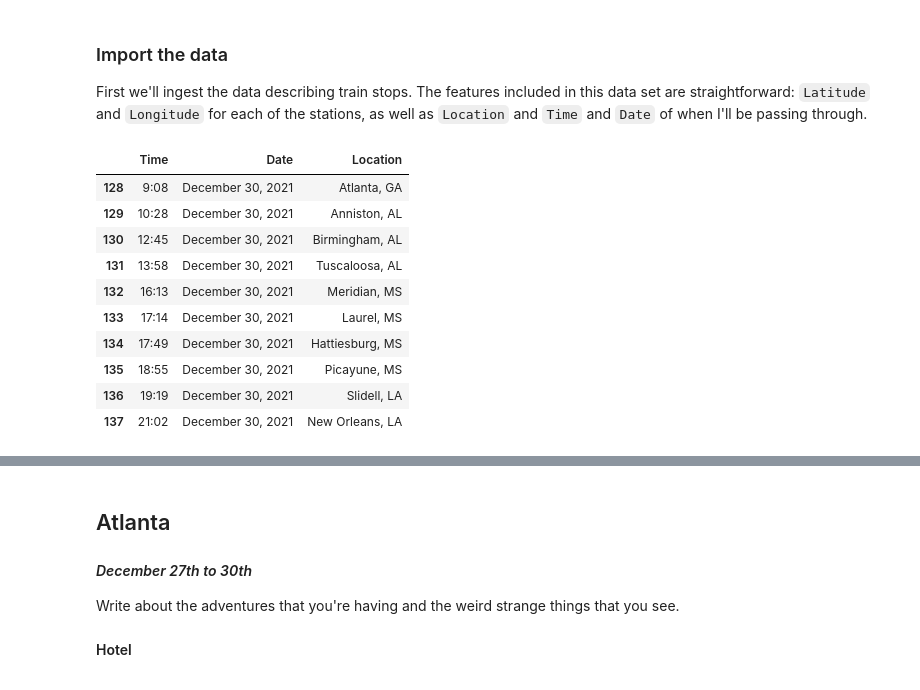
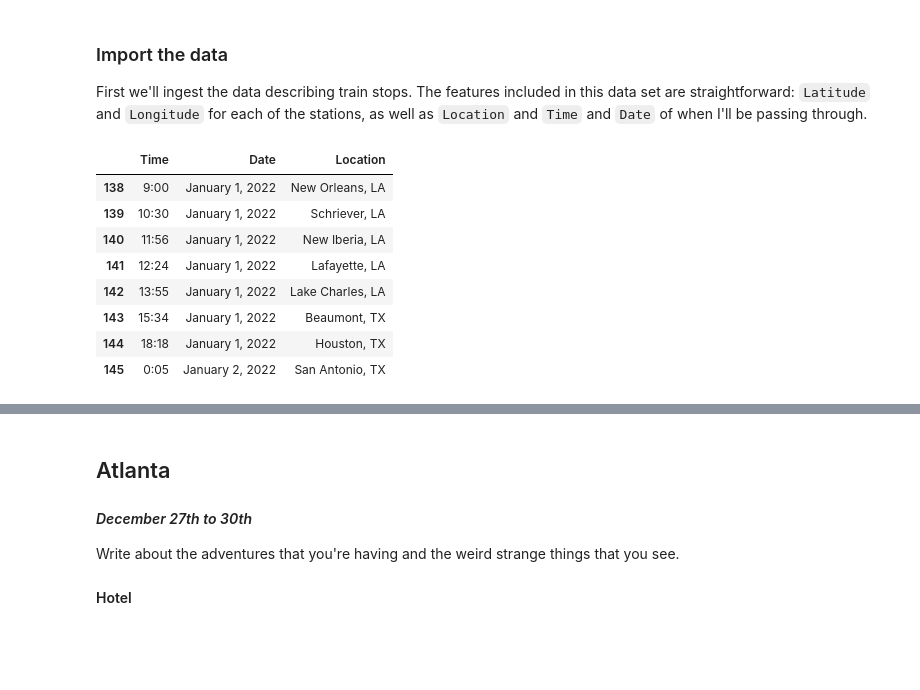
Before and after one commit to dynamicwebpaige/IRL-ticket-to-ride, a Jupyter notebook: notebooks/8-San-Antonio.ipynb, the cells around one changed output, grey strips where cells are left out. Saved outputs shown, nothing was run; the diff lists cells and outputs as text; code cells hidden in the pictures; blank space fills up the shorter version.

Commit message:
Added San Antonio-specific information.

```diff
--- a/notebooks/8-San-Antonio.ipynb
+++ b/notebooks/8-San-Antonio.ipynb
@@ -30,20 +30,18 @@ df = pd.read_csv(pyodide.open_url('https://raw.githubusercontent.com/dynamicwebp
 stops = pd.read_csv(pyodide.open_url('https://raw.githubusercontent.com/dynamicwebpaige/IRL-ticket-to-ride/main/data/trip-stops.csv'))
 # %%
 # Segment out the stops en route to NYC.
-NewOrleans = df.iloc[128:138]
-NewOrleans[['Time','Date','Location']]
+SanAntonio = df.iloc[138:146]
+SanAntonio[['Time','Date','Location']]
 # %% [output]
 |  | Time | Date | Location |
-| 128 | 9:08 | December 30, 2021 | Atlanta, GA |
-| 129 | 10:28 | December 30, 2021 | Anniston, AL |
-| 130 | 12:45 | December 30, 2021 | Birmingham, AL |
-| 131 | 13:58 | December 30, 2021 | Tuscaloosa, AL |
-| 132 | 16:13 | December 30, 2021 | Meridian, MS |
-| 133 | 17:14 | December 30, 2021 | Laurel, MS |
-| 134 | 17:49 | December 30, 2021 | Hattiesburg, MS |
-| 135 | 18:55 | December 30, 2021 | Picayune, MS |
-| 136 | 19:19 | December 30, 2021 | Slidell, LA |
-| 137 | 21:02 | December 30, 2021 | New Orleans, LA |
+| 138 | 9:00 | January 1, 2022 | New Orleans, LA |
+| 139 | 10:30 | January 1, 2022 | Schriever, LA |
+| 140 | 11:56 | January 1, 2022 | New Iberia, LA |
+| 141 | 12:24 | January 1, 2022 | Lafayette, LA |
+| 142 | 13:55 | January 1, 2022 | Lake Charles, LA |
+| 143 | 15:34 | January 1, 2022 | Beaumont, TX |
+| 144 | 18:18 | January 1, 2022 | Houston, TX |
+| 145 | 0:05 | January 2, 2022 | San Antonio, TX |
 # %% [markdown]
 ### `Atlanta` to `New Orleans`: the trip south
 
```
Also changed, not shown: parts of 5 cells of this notebook.
